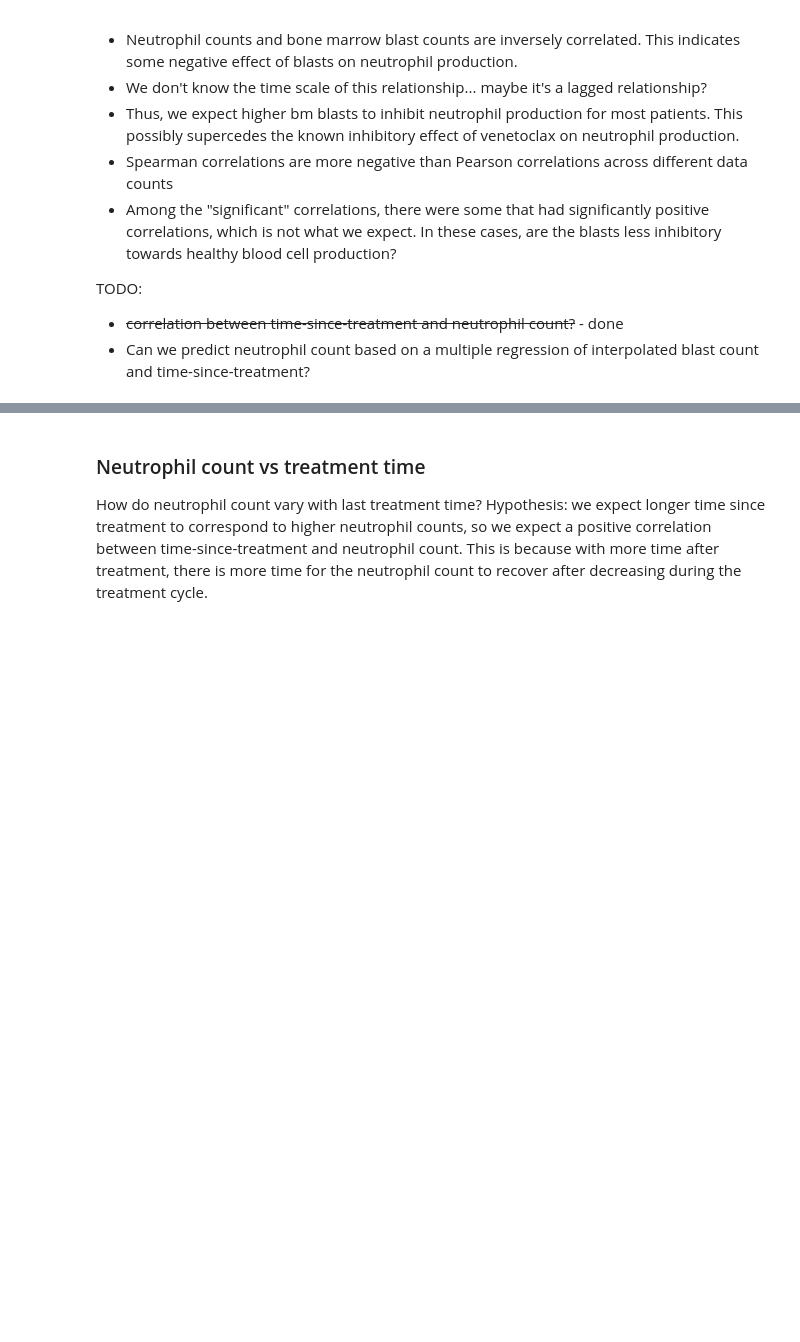
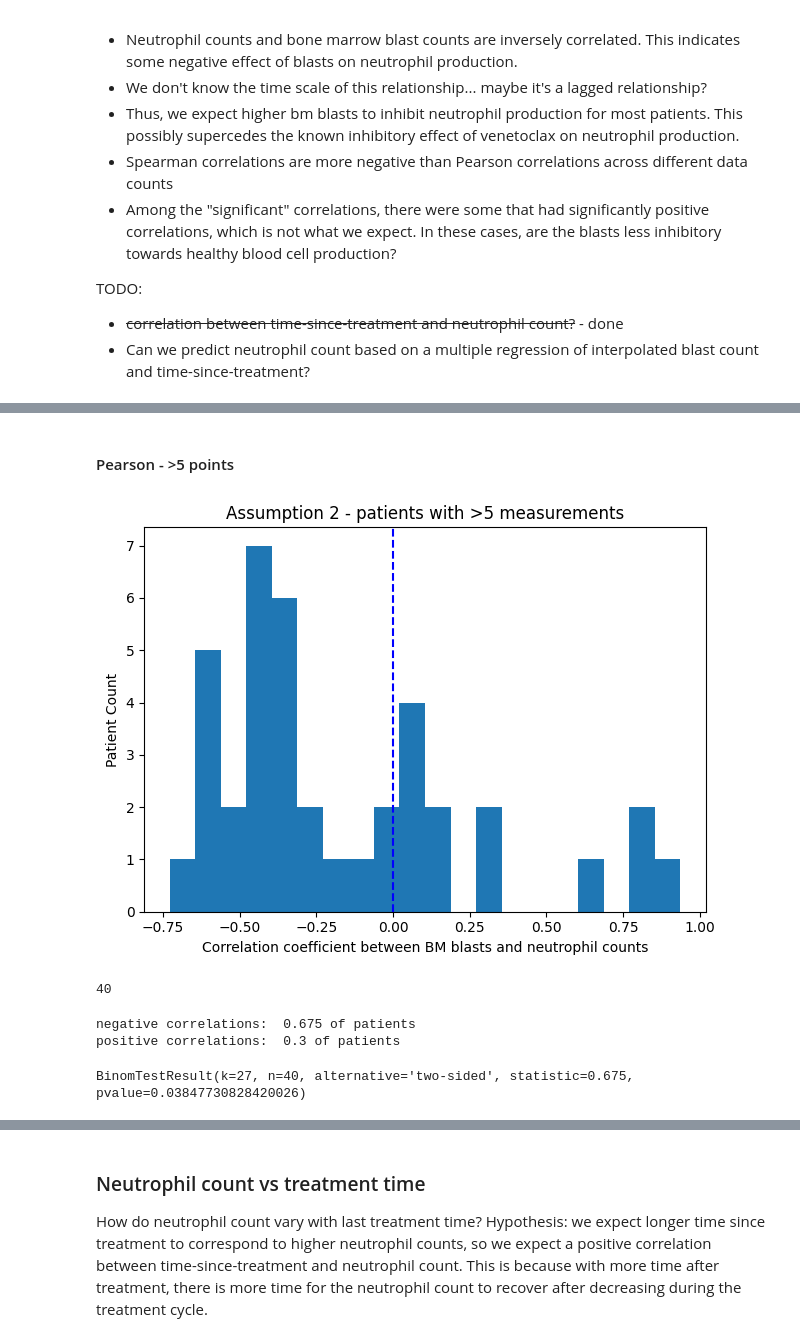
Before and after one commit to yjzhang/Venex_Neutropenia_Models, a Jupyter notebook: publication_notebooks/data_hypotheses_2025_04_16.ipynb, the cells around one changed output, grey strips where cells are left out. Cells and saved outputs as stored; diff of their text form; code cells hidden in the pictures; blank space fills up the shorter version.

```diff
--- a/publication_notebooks/data_hypotheses_2025_04_16.ipynb
+++ b/publication_notebooks/data_hypotheses_2025_04_16.ipynb
@@ -324,0 +628,31 @@ TODO:
+# %% [markdown]
+#### Pearson - >5 points
+# %%
+correlation_subset = {pid: x for pid, x in neut_blast_correlations_nointerp.items() if len(patient_data_matched_nointerp[pid]) > 5}
+plt.hist([x.statistic for x in correlation_subset.values()], bins=20)
+plt.axvline(0, color='blue', linestyle='--', label='zero')
+plt.title('Assumption 2 - patients with >5 measurements')
+plt.xlabel('Correlation coefficient between BM blasts and neutrophil counts')
+plt.ylabel('Patient Count')
+plt.tight_layout()
+plt.show()
+# %% [output]
+[figure, added]
+# %%
+len(correlation_subset)
+# %% [output]
+40
+# %%
+neut_blast_corr_vals = correlation_subset.values()
+positive_corr = sum([x.statistic > 0 for x in neut_blast_corr_vals])
+negative_corr = sum([x.statistic < 0 for x in neut_blast_corr_vals])
+print('negative correlations: ', negative_corr/len(neut_blast_corr_vals), 'of patients')
+print('positive correlations: ', positive_corr/len(neut_blast_corr_vals), 'of patients')
+# %% [output]
+negative correlations:  0.675 of patients
+positive correlations:  0.3 of patients
+# %%
+import scipy.stats
+scipy.stats.binomtest(negative_corr, len(neut_blast_corr_vals))
+# %% [output]
+BinomTestResult(k=27, n=40, alternative='two-sided', statistic=0.675, pvalue=0.03847730828420026)
```
Also changed, not shown: parts of 42 cells of this notebook, 1 other file.
